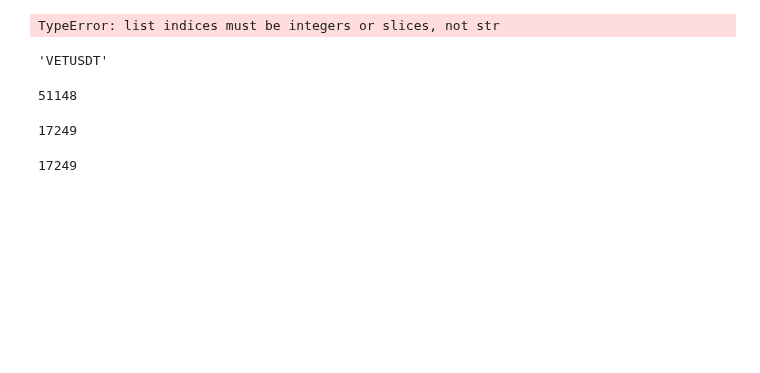
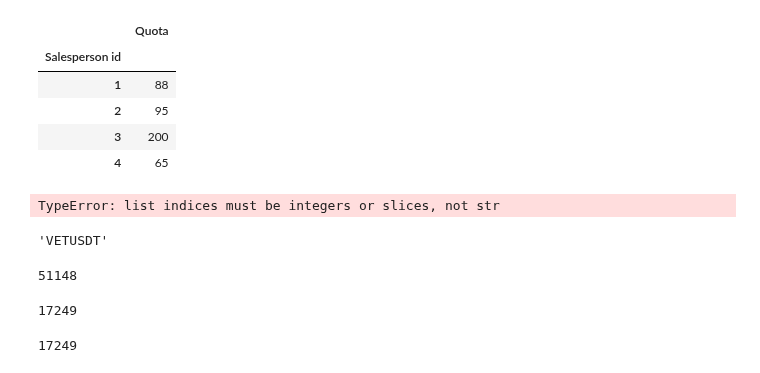
Before and after one commit to samirhinojosa/OC-P3-design-application-public-health, a Jupyter notebook: categories.ipynb, the cells around one changed output. Saved outputs shown, nothing was run; the diff lists cells and outputs as text; code cells hidden in the pictures; blank space fills up the shorter version.

```diff
--- a/categories.ipynb
+++ b/categories.ipynb
@@ -5,3 +15,15 @@ import numpy as np
+# %%
+quotas_df = pd.DataFrame({'Salesperson id': [1, 2, 3, 4], "Quota": [88, 95, 200, 65]})
+quotas_df = quotas_df.set_index('Salesperson id')
+# %%
+quotas_df
+# %% [output]
+|  | Quota |
+| Salesperson id |  |
+| 1 | 88 |
+| 2 | 95 |
+| 3 | 200 |
+| 4 | 65 |
 # %%
 VETUSDT, TRXUSDT, THETAUSDT,STXUSDT = (pd.DataFrame() for i in range(4))
 # %%
```
Also changed, not shown: parts of 2 cells of this notebook.
